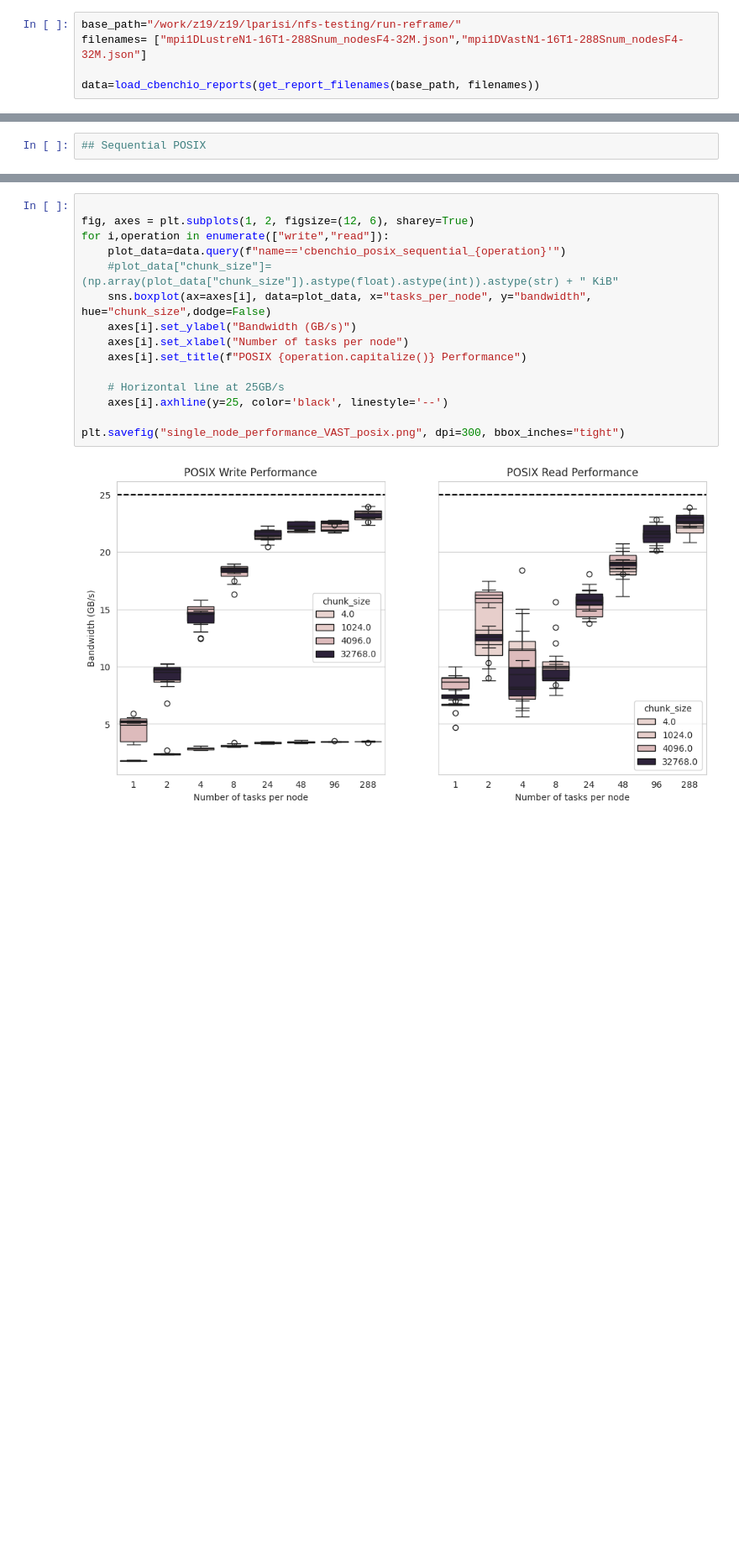
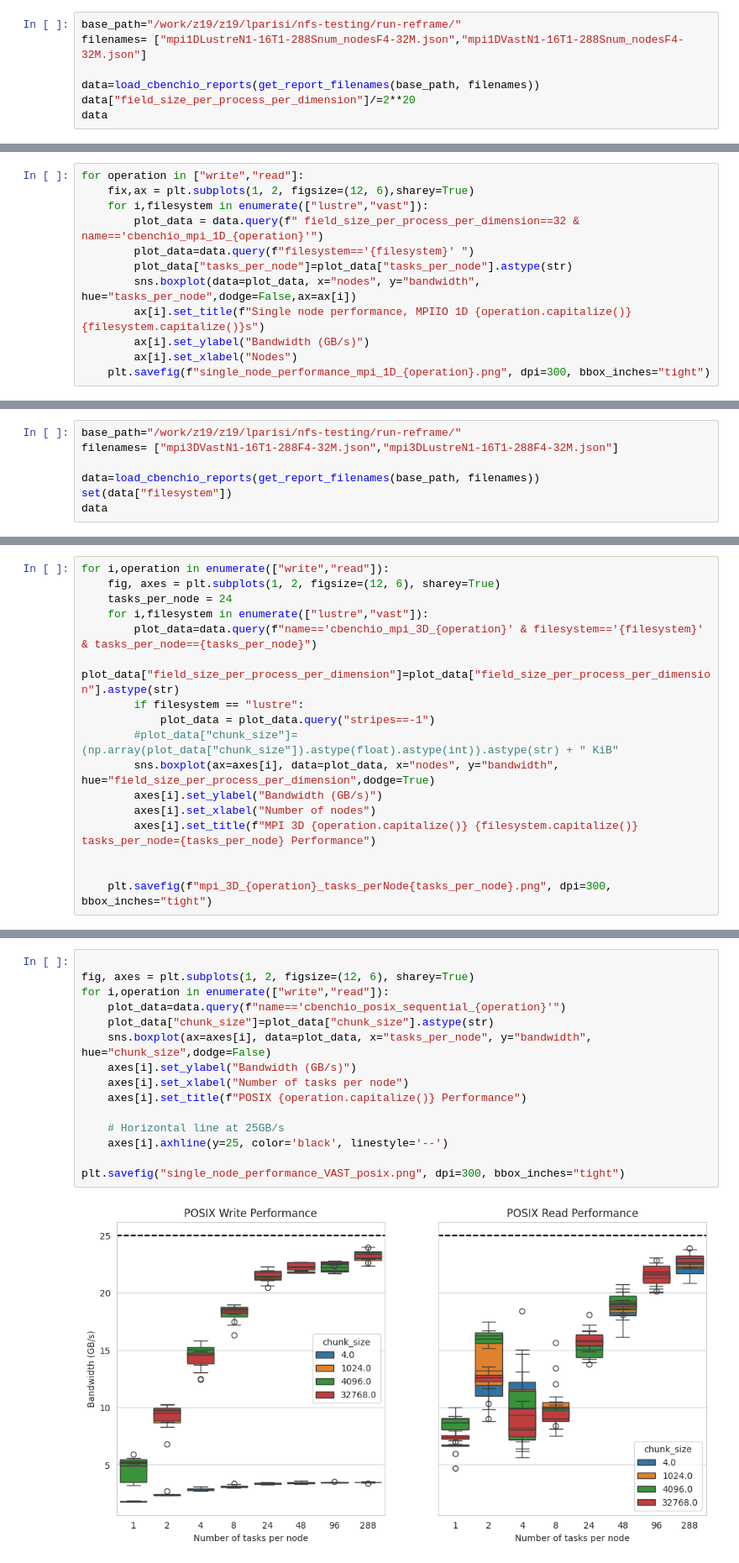
Before and after one commit to lucaparisi91/VAST-Cirrus-benchmarking, a Jupyter notebook: anal/reframe/anal.ipynb, the cells around one changed output, grey strips where cells are left out. Shown at 84% size. Cells and saved outputs as stored; diff of their text form; blank space fills up the shorter version.

```diff
--- a/anal/reframe/anal.ipynb
+++ b/anal/reframe/anal.ipynb
@@ -81,3 +17,5 @@ base_path="/work/z19/z19/lparisi/nfs-testing/run-reframe/"
 filenames= ["mpi1DLustreN1-16T1-288Snum_nodesF4-32M.json","mpi1DVastN1-16T1-288Snum_nodesF4-32M.json"]
 
 data=load_cbenchio_reports(get_report_filenames(base_path, filenames))
+data["field_size_per_process_per_dimension"]/=2**20
+data
@@ -91,0 +50,12 @@ plt.savefig("single_node_performance_mpi_1D.png", dpi=300, bbox_inches="tight")
+# %%
+for operation in ["write","read"]:
+    fix,ax = plt.subplots(1, 2, figsize=(12, 6),sharey=True)
+    for i,filesystem in enumerate(["lustre","vast"]):
+        plot_data = data.query(f" field_size_per_process_per_dimension==32 & name=='cbenchio_mpi_1D_{operation}'")
+        plot_data=data.query(f"filesystem=='{filesystem}' ")
+        plot_data["tasks_per_node"]=plot_data["tasks_per_node"].astype(str)
+        sns.boxplot(data=plot_data, x="nodes", y="bandwidth", hue="tasks_per_node",dodge=False,ax=ax[i])
+        ax[i].set_title(f"Single node performance, MPIIO 1D {operation.capitalize()} {filesystem.capitalize()}s")
+        ax[i].set_ylabel("Bandwidth (GB/s)")
+        ax[i].set_xlabel("Nodes")
+    plt.savefig(f"single_node_performance_mpi_1D_{operation}.png", dpi=300, bbox_inches="tight")
@@ -92,2 +67,7 @@ plt.savefig("single_node_performance_mpi_1D.png", dpi=300, bbox_inches="tight")
 # %%
-## Sequential POSIX
+base_path="/work/z19/z19/lparisi/nfs-testing/run-reframe/"
+filenames= ["mpi3DVastN1-16T1-288F4-32M.json","mpi3DLustreN1-16T1-288F4-32M.json"]
+
+data=load_cbenchio_reports(get_report_filenames(base_path, filenames))
+set(data["filesystem"])
+data
@@ -93,0 +88,17 @@ plt.savefig("single_node_performance_mpi_1D.png", dpi=300, bbox_inches="tight")
+# %%
+for i,operation in enumerate(["write","read"]):
+    fig, axes = plt.subplots(1, 2, figsize=(12, 6), sharey=True)
+    tasks_per_node = 24
+    for i,filesystem in enumerate(["lustre","vast"]):
+        plot_data=data.query(f"name=='cbenchio_mpi_3D_{operation}' & filesystem=='{filesystem}' & tasks_per_node=={tasks_per_node}")
+        plot_data["field_size_per_process_per_dimension"]=plot_data["field_size_per_process_per_dimension"].astype(str)
+        if filesystem == "lustre":
+            plot_data = plot_data.query("stripes==-1")
+        #plot_data["chunk_size"]=(np.array(plot_data["chunk_size"]).astype(float).astype(int)).astype(str) + " KiB"
+        sns.boxplot(ax=axes[i], data=plot_data, x="nodes", y="bandwidth", hue="field_size_per_process_per_dimension",dodge=True)
+        axes[i].set_ylabel("Bandwidth (GB/s)")
+        axes[i].set_xlabel("Number of nodes")
+        axes[i].set_title(f"MPI 3D {operation.capitalize()} {filesystem.capitalize()} tasks_per_node={tasks_per_node} Performance")
+
+
+    plt.savefig(f"mpi_3D_{operation}_tasks_perNode{tasks_per_node}.png", dpi=300, bbox_inches="tight")
@@ -115,17 +131,17 @@ data
 # %%
 
 fig, axes = plt.subplots(1, 2, figsize=(12, 6), sharey=True)
 for i,operation in enumerate(["write","read"]):
     plot_data=data.query(f"name=='cbenchio_posix_sequential_{operation}'")
-    #plot_data["chunk_size"]=(np.array(plot_data["chunk_size"]).astype(float).astype(int)).astype(str) + " KiB"
+    plot_data["chunk_size"]=plot_data["chunk_size"].astype(str)
     sns.boxplot(ax=axes[i], data=plot_data, x="tasks_per_node", y="bandwidth", hue="chunk_size",dodge=False)
     axes[i].set_ylabel("Bandwidth (GB/s)")
     axes[i].set_xlabel("Number of tasks per node")
     axes[i].set_title(f"POSIX {operation.capitalize()} Performance")
 
     # Horizontal line at 25GB/s
     axes[i].axhline(y=25, color='black', linestyle='--')
 
 plt.savefig("single_node_performance_VAST_posix.png", dpi=300, bbox_inches="tight")
 # %% [output]
-[figure, old version]
+[figure, new version]
```
Also changed, not shown: parts of 19 cells of this notebook.
